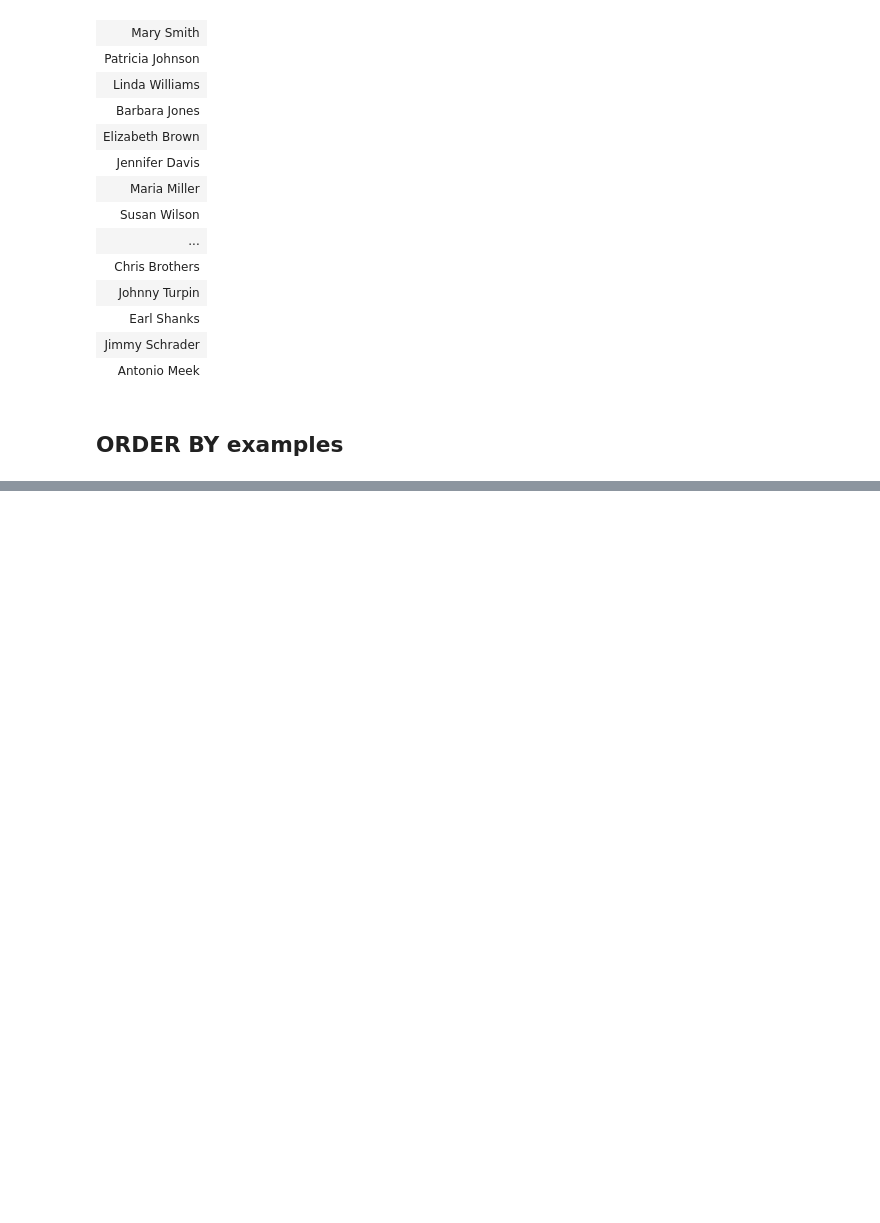
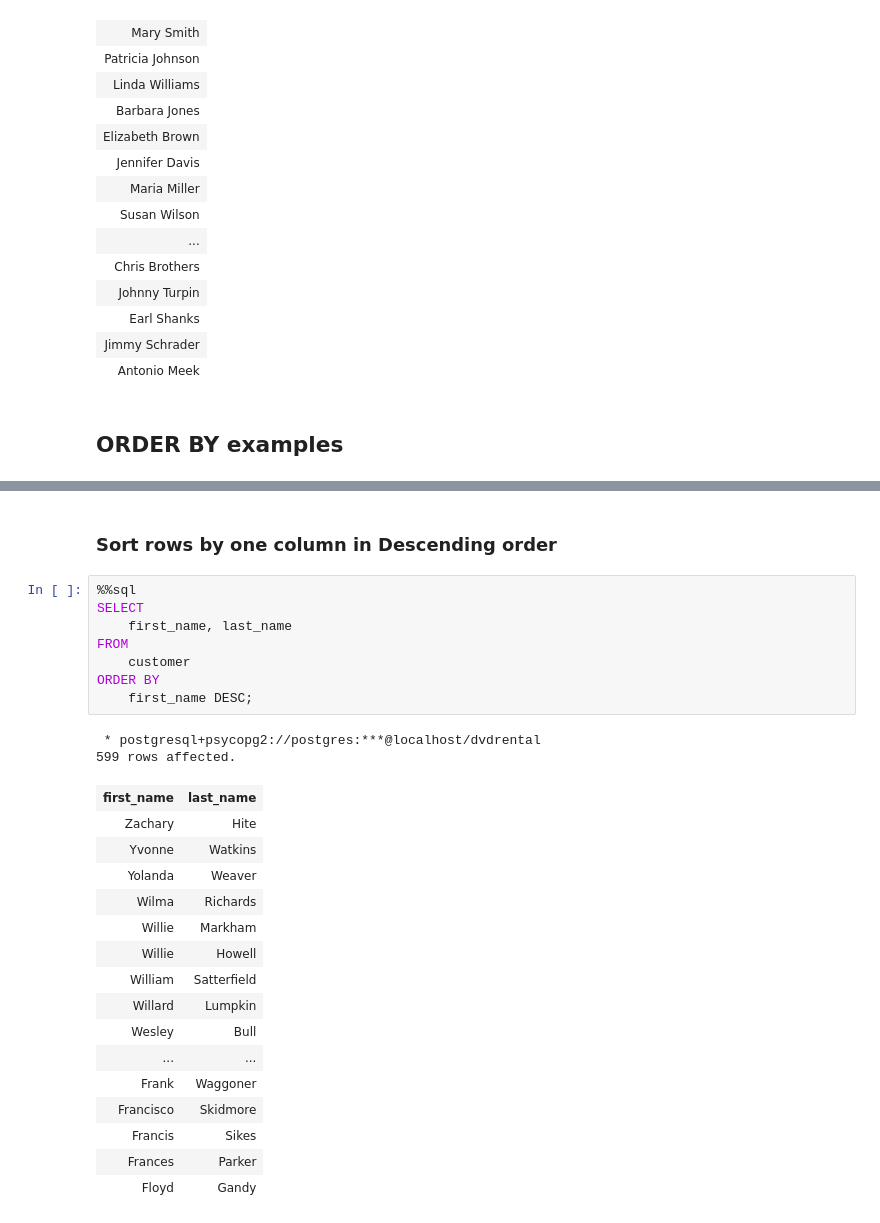
Before and after one commit to nafisa-samia/PostgreSQL-Database-Connection-Using-Python, a Jupyter notebook: Assignment Database Nafisa.ipynb, the cells around one changed output, grey strips where cells are left out. Saved outputs shown, nothing was run; the diff lists cells and outputs as text; blank space fills up the shorter version.

```diff
--- a/Assignment Database Nafisa.ipynb
+++ b/Assignment Database Nafisa.ipynb
@@ -354,0 +388,29 @@ FROM
+# %% [markdown]
+### Sort rows by one column in Descending order
+# %%
+%%sql
+SELECT
+    first_name, last_name
+FROM
+    customer
+ORDER BY
+    first_name DESC;
+# %% [output]
+ * postgresql+psycopg2://postgres:***@localhost/dvdrental
+599 rows affected.
+| first_name | last_name |
+| Zachary | Hite |
+| Yvonne | Watkins |
+| Yolanda | Weaver |
+| Wilma | Richards |
+| Willie | Markham |
+| Willie | Howell |
+| William | Satterfield |
+| Willard | Lumpkin |
+| Wesley | Bull |
+| ... | ... |
+| Frank | Waggoner |
+| Francisco | Skidmore |
+| Francis | Sikes |
+| Frances | Parker |
+| Floyd | Gandy |
```
Also changed, not shown: parts of 25 cells of this notebook.
